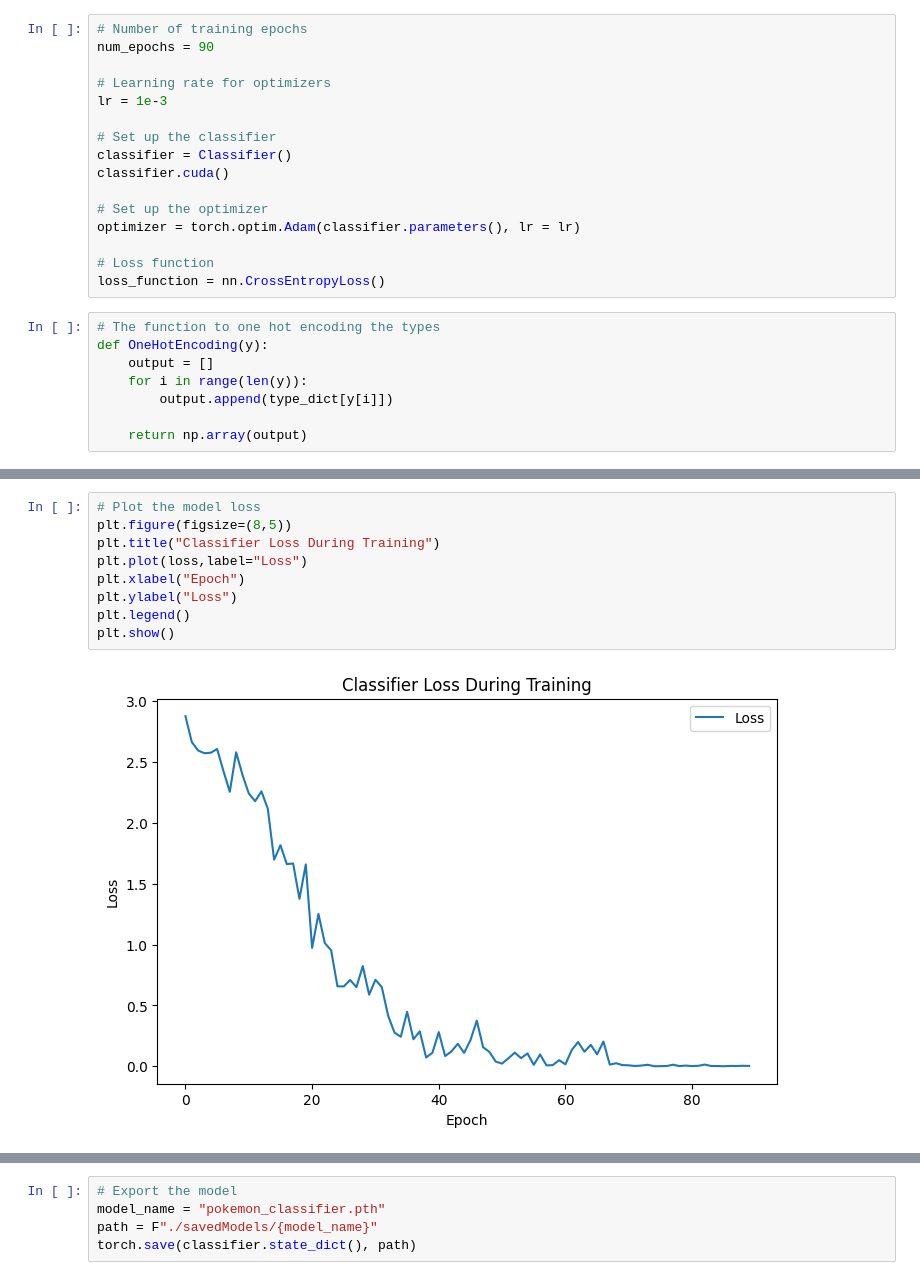
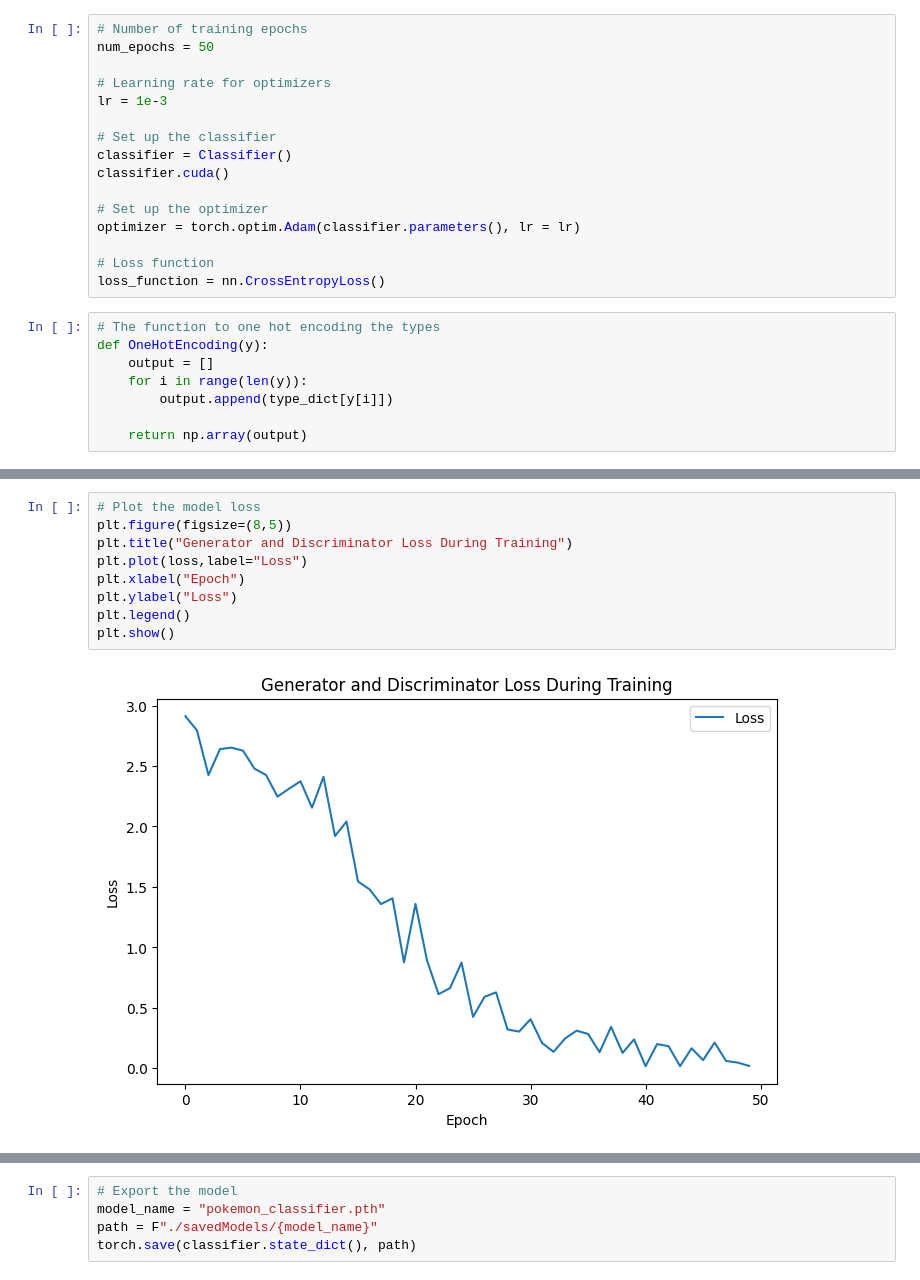
Before and after one commit to MannBen/ECS171-Proj, a Jupyter notebook: Pokemon_Classifier_Final.ipynb, the cells around one changed output, grey strips where cells are left out. Drawn from its saved outputs; the diff is of its cells as text.

```diff
--- a/Pokemon_Classifier_Final.ipynb
+++ b/Pokemon_Classifier_Final.ipynb
@@ -112,7 +111,7 @@ train_loader = torch.utils.data.DataLoader(datasetTrain, batch_size=32, shuffle=
 test_loader = torch.utils.data.DataLoader(datasetTest, batch_size=32, shuffle=False)
 # %%
 # Number of training epochs
-num_epochs = 90
+num_epochs = 50
 
 # Learning rate for optimizers
 lr = 1e-3
@@ -195,14 +194,14 @@ accuracy:  1.0
 # %%
 # Plot the model loss
 plt.figure(figsize=(8,5))
-plt.title("Classifier Loss During Training")
+plt.title("Generator and Discriminator Loss During Training")
 plt.plot(loss,label="Loss")
 plt.xlabel("Epoch")
 plt.ylabel("Loss")
 plt.legend()
 plt.show()
 # %% [output]
-[figure, old version]
+[figure, new version]
 # %%
 # Plot the model accuracy during training
 plt.figure(figsize=(8,5))
```
Also changed, not shown: parts of 4 cells of this notebook, 7 other files.
